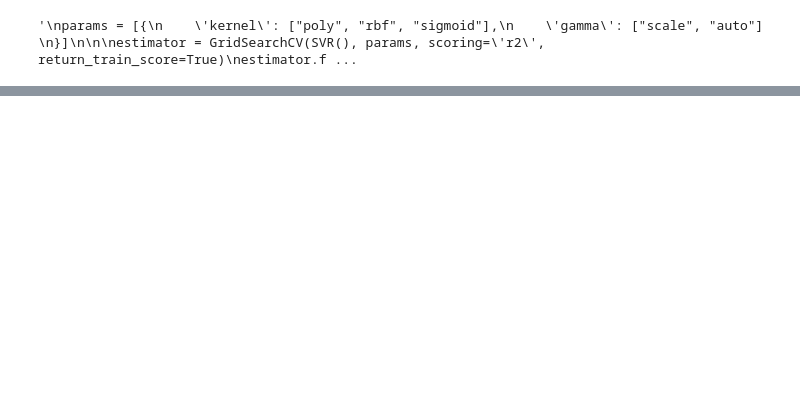
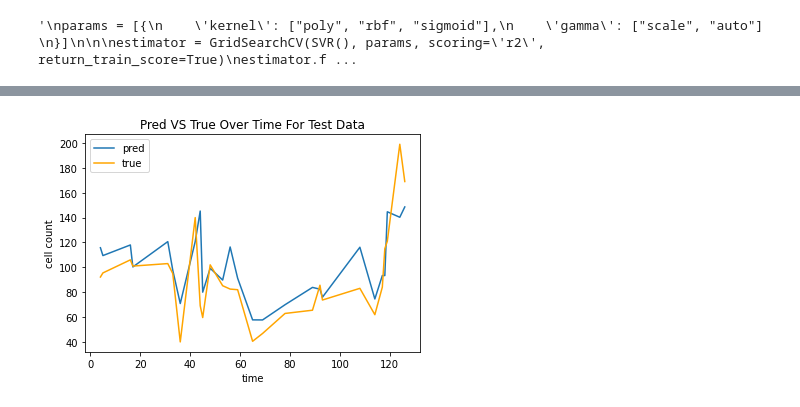
Before and after one commit to luciecunningham/GENG551X, a Jupyter notebook: Learning Process.ipynb, the cells around one changed output, grey strips where cells are left out. Drawn from its saved outputs; the diff is of its cells as text; code cells hidden in the pictures; blank space fills up the shorter version.

```diff
--- a/Learning Process.ipynb
+++ b/Learning Process.ipynb
@@ -162,0 +270,20 @@ plt.show()
+# %%
+sort_test = x_test
+sort_test['pred_test'] = pred_test
+sort_test['y_test'] = y_test
+sort_test = sort_test.sort_index()
+
+plt.plot(sort_test['pred_test'], label='pred')
+plt.plot(sort_test['y_test'],color='orange', label='true')
+plt.title('Pred VS True Over Time For Test Data')
+plt.ylabel('cell count')
+plt.xlabel('time')
+plt.legend()
+fpath = os.path.join("plots", now + " Test Acc Predicted and True vs Time" + ".png")
+if check_file(fpath):
+    print("Could not save: {0}\nPossibly change datetime".format(fpath))
+else:
+    plt.savefig(fpath)
+plt.show()
+# %% [output]
+[figure, added]
```
Also changed, not shown: parts of 16 cells of this notebook, 4 other files.
